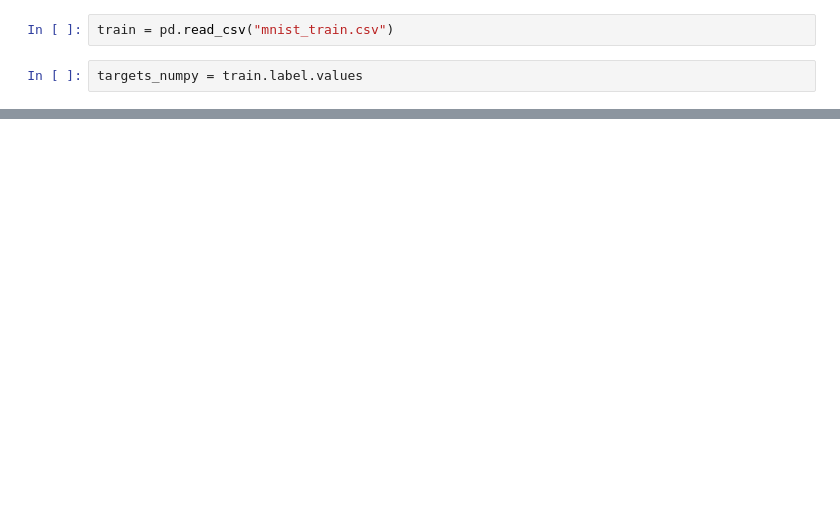
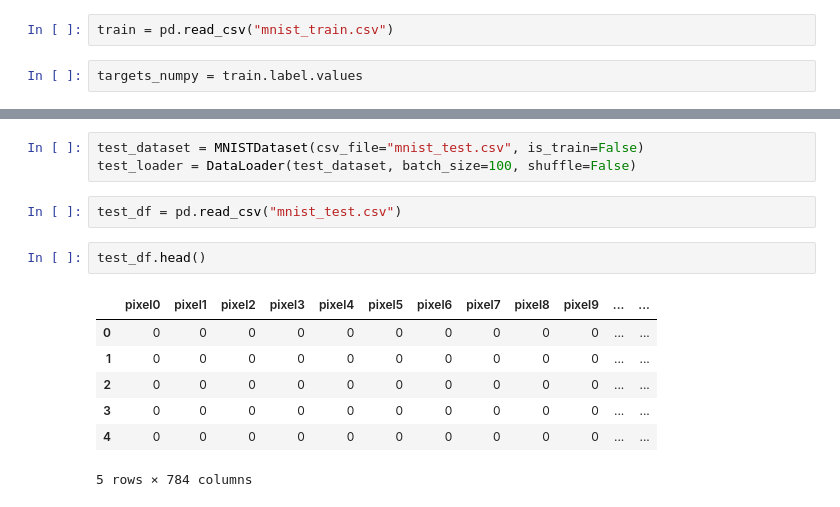
Before and after one commit to cmason30/Deep-Learning-Projects, a Jupyter notebook: kaggle/MNIST-digits/MNIST-FCNN.ipynb, the cells around one changed output, grey strips where cells are left out. Drawn from its saved outputs; the diff is of its cells as text; blank space fills up the shorter version.

```diff
--- a/kaggle/MNIST-digits/MNIST-FCNN.ipynb
+++ b/kaggle/MNIST-digits/MNIST-FCNN.ipynb
@@ -35,0 +132,15 @@ NameError: name 'Dataset' is not defined
+# %%
+test_dataset = MNISTDataset(csv_file="mnist_test.csv", is_train=False)
+test_loader = DataLoader(test_dataset, batch_size=100, shuffle=False)
+# %%
+test_df = pd.read_csv("mnist_test.csv")
+# %%
+test_df.head()
+# %% [output]
+|  | pixel0 | pixel1 | pixel2 | pixel3 | pixel4 | pixel5 | pixel6 | pixel7 | pixel8 | pixel9 | ... | ... |
+| 0 | 0 | 0 | 0 | 0 | 0 | 0 | 0 | 0 | 0 | 0 | ... | ... |
+| 1 | 0 | 0 | 0 | 0 | 0 | 0 | 0 | 0 | 0 | 0 | ... | ... |
+| 2 | 0 | 0 | 0 | 0 | 0 | 0 | 0 | 0 | 0 | 0 | ... | ... |
+| 3 | 0 | 0 | 0 | 0 | 0 | 0 | 0 | 0 | 0 | 0 | ... | ... |
+| 4 | 0 | 0 | 0 | 0 | 0 | 0 | 0 | 0 | 0 | 0 | ... | ... |
+5 rows × 784 columns
```
Also changed, not shown: parts of 16 cells of this notebook, 2 other files.
